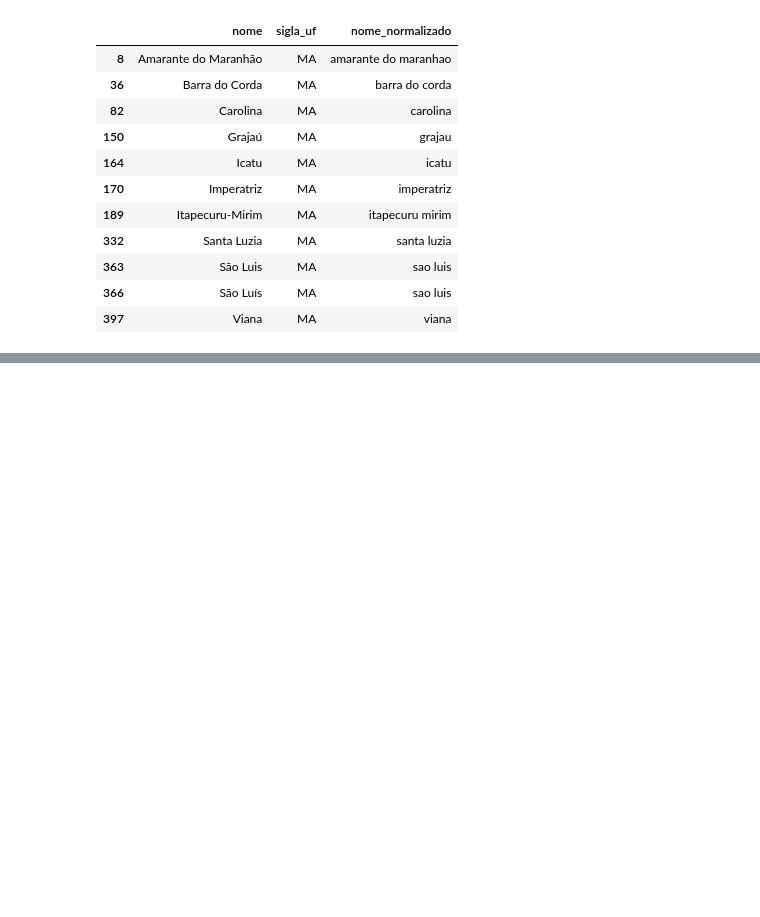
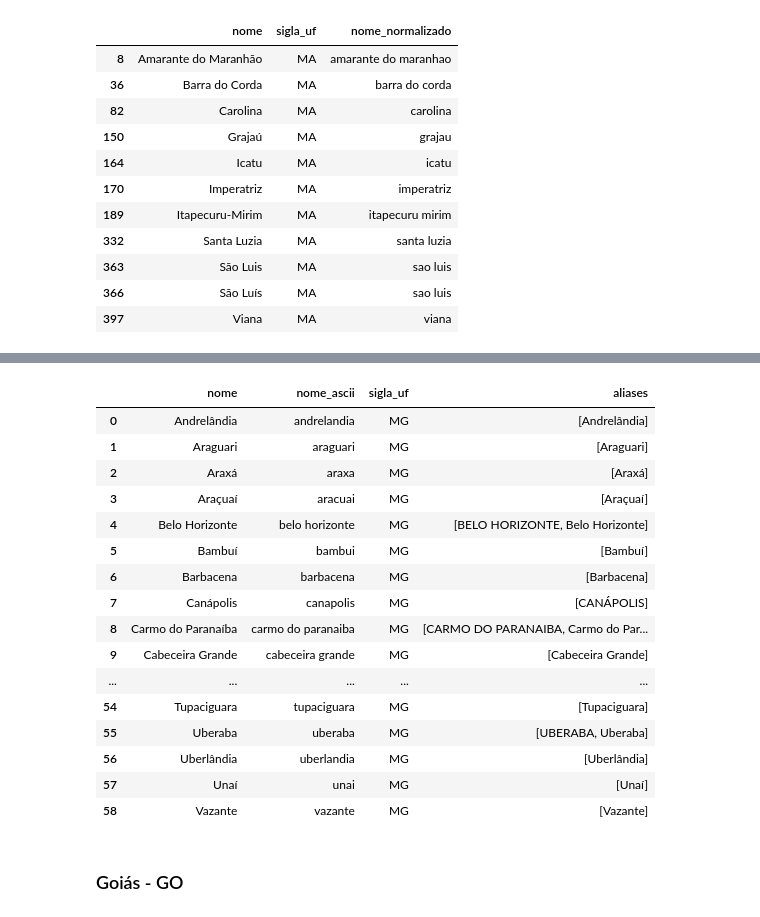
Before and after one commit to marcelsby/tcc-ifg-kg, a Jupyter notebook: notebooks/ifg_produz/Preprocessing UFs e Cidades.ipynb, the cells around one changed output, grey strips where cells are left out. Cells and saved outputs as stored; diff of their text form; code cells hidden in the pictures; blank space fills up the shorter version.

```diff
--- a/notebooks/ifg_produz/Preprocessing UFs e Cidades.ipynb
+++ b/notebooks/ifg_produz/Preprocessing UFs e Cidades.ipynb
@@ -401,0 +1073,2 @@ cidades_ma_final
+# %%
+cidades_mg = cidades[cidades['sigla_uf'] == 'MG']
@@ -401,0 +1093,22 @@ cidades_ma_final
+# %%
+nome_cidades_mg = [
+    'Andrelândia', 'Araguari', 'Araxá', 'Araçuaí', 'Belo Horizonte',
+    'Bambuí', 'Barbacena', 'Canápolis', 'Carmo do Paranaíba',
+    'Cabeceira Grande', 'Cajuri', 'Cambuquira', 'Campo Belo',
+    'Campos Altos', 'Caratinga', 'Conselheiro Lafaiete', 'Divinópolis',
+    'Dores do Indaiá', 'Estrela do Sul', 'Formiga',
+    'Governador Valadares', 'Guarda-Mor', 'Ituiutaba', 'Ipatinga',
+    'Itabira', 'Itambacuri', 'Jacutinga', 'Januária', 'João Pinheiro',
+    'Lavras', 'Luz', 'Monte Carmelo', 'Montes Claros', 'Mantena',
+    'Mato Verde', 'Monte Alegre de Minas', 'Nova Resende',
+    'Patos de Minas', 'Paineiras', 'Paracatu', 'Patrocínio',
+    'Poços de Caldas', 'Raul Soares', 'Riachinho', 'Rio Casca',
+    'Sacramento', 'Santa Fé de Minas', 'Santa Juliana', 'Sete Lagoas',
+    'São Gonçalo do Sapucaí', 'São João del Rei', 'Taiobeiras',
+    'Timóteo', 'Três Pontas', 'Tupaciguara', 'Uberaba', 'Uberlândia',
+    'Unaí', 'Vazante'
+]
+
+nome_ascii_cidades_mg = get_normalized_names(nome_cidades_mg)
+
+cidades_mg_final = generate_final_cidades_dataframe(nome_cidades_mg, nome_ascii_cidades_mg, 'MG')
@@ -401,0 +1129,26 @@ cidades_ma_final
+# %%
+nome_desnormalizado_map = list(zip(cidades_mg["nome"], cidades_mg["nome_normalizado"]))
+
+cidades_mg_final['aliases'] = cidades_mg_final.apply(create_aliases, args=(85, nome_desnormalizado_map), axis=1)
+# %%
+cidades_mg_final
+# %% [output]
+|  | nome | nome_ascii | sigla_uf | aliases |
+| 0 | Andrelândia | andrelandia | MG | [Andrelândia] |
+| 1 | Araguari | araguari | MG | [Araguari] |
+| 2 | Araxá | araxa | MG | [Araxá] |
+| 3 | Araçuaí | aracuai | MG | [Araçuaí] |
+| 4 | Belo Horizonte | belo horizonte | MG | [BELO HORIZONTE, Belo Horizonte] |
+| 5 | Bambuí | bambui | MG | [Bambuí] |
+| 6 | Barbacena | barbacena | MG | [Barbacena] |
+| 7 | Canápolis | canapolis | MG | [CANÁPOLIS] |
+| 8 | Carmo do Paranaíba | carmo do paranaiba | MG | [CARMO DO PARANAIBA, Carmo do Par... |
+| 9 | Cabeceira Grande | cabeceira grande | MG | [Cabeceira Grande] |
+| ... | ... | ... | ... | ... |
+| 54 | Tupaciguara | tupaciguara | MG | [Tupaciguara] |
+| 55 | Uberaba | uberaba | MG | [UBERABA, Uberaba] |
+| 56 | Uberlândia | uberlandia | MG | [Uberlândia] |
+| 57 | Unaí | unai | MG | [Unaí] |
+| 58 | Vazante | vazante | MG | [Vazante] |
+# %% [markdown]
+### Goiás - GO
```
Also changed, not shown: parts of 163 cells of this notebook.
